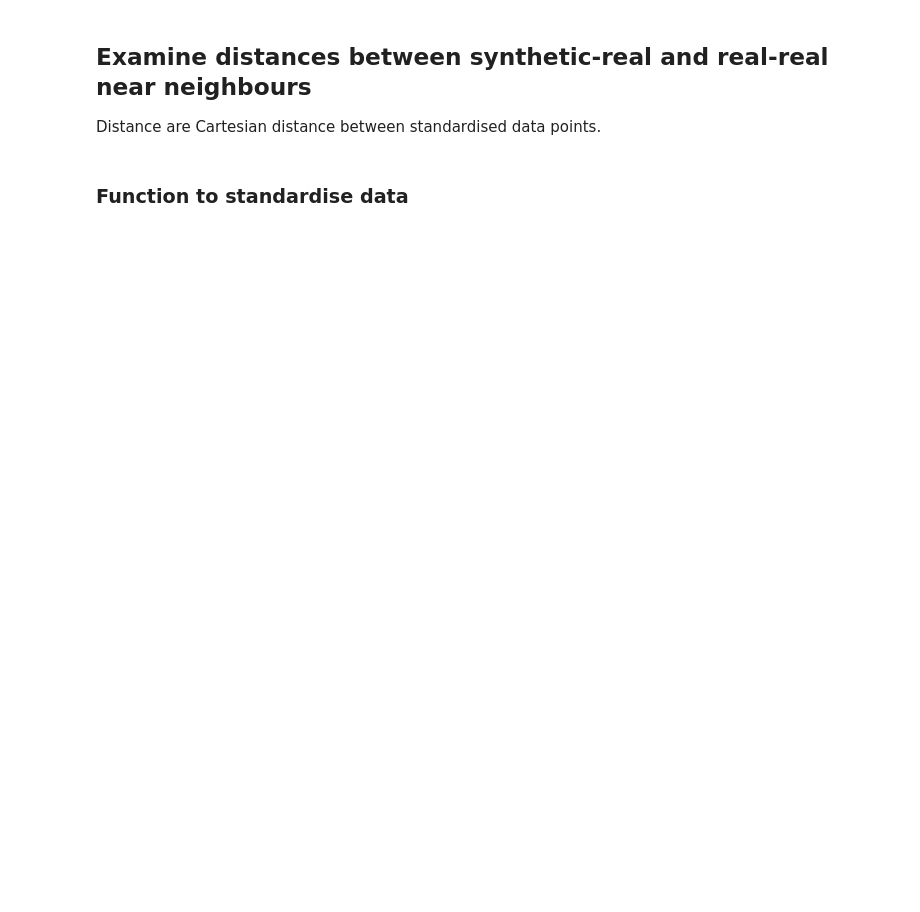
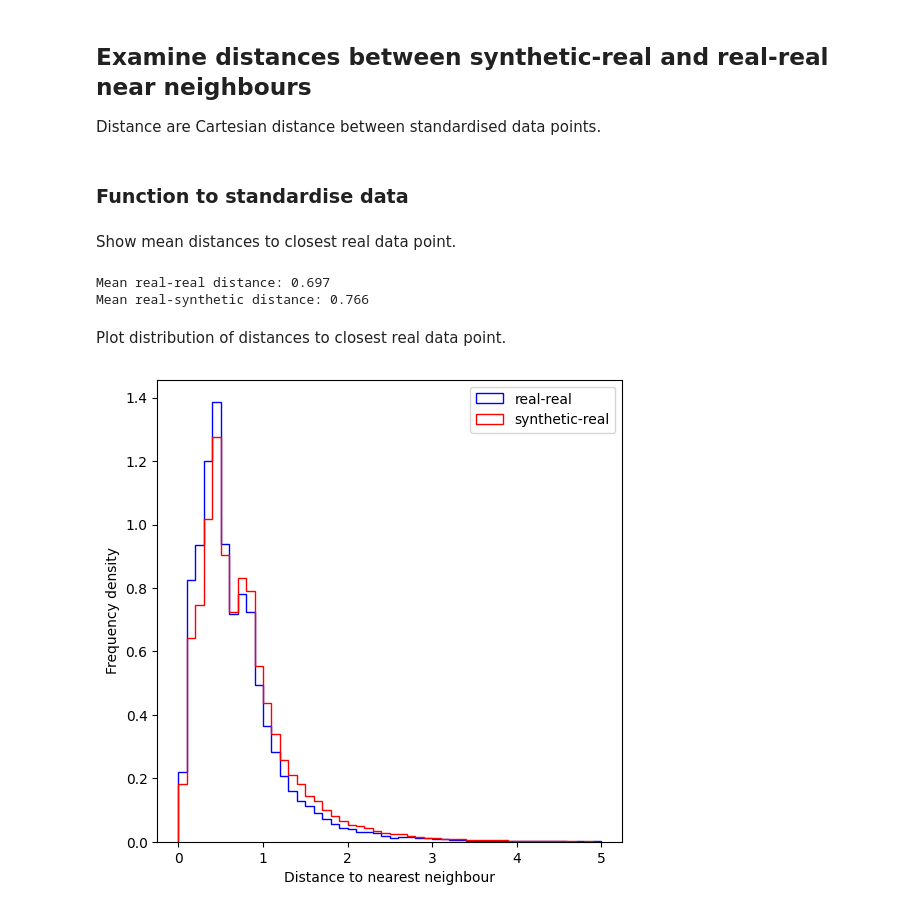
Before and after one commit to samuel-book/synthetic_data, a Jupyter notebook: samuel_1_sampling/01_create_synthetic.ipynb, the cells around one changed output. Cells and saved outputs as stored; diff of their text form; code cells hidden in the pictures; blank space fills up the shorter version.

Commit message:
Add distance measures

```diff
--- a/samuel_1_sampling/01_create_synthetic.ipynb
+++ b/samuel_1_sampling/01_create_synthetic.ipynb
@@ -294,3 +323,29 @@ for stroke_team in stroke_teams:
 # Concatenate all distances
 all_dist_real_real = np.concatenate(np.array(all_dist_real_real))
 all_dist_real_synthetic = np.concatenate(np.array(all_dist_real_synthetic))
+# %% [markdown]
+Show mean distances to closest real data point.
+# %%
+print (f'Mean real-real distance: {np.mean(all_dist_real_real):.3f}')
+print (f'Mean real-synthetic distance: {np.mean(all_dist_real_synthetic):.3f}')
+# %% [output]
+Mean real-real distance: 0.697
+Mean real-synthetic distance: 0.766
+# %% [markdown]
+Plot distribution of distances to closest real data point.
+# %%
+# Plot histogram of distances to nearest real data point
+bins = np.arange(0, 5.1, 0.1)
+fig = plt.figure(figsize=(6, 6))
+ax = fig.add_subplot(111)
+ax.hist(all_dist_real_real, bins=bins, histtype='step', color='b',
+        density=True, label='real-real')
+ax.hist(all_dist_real_synthetic, bins=bins, histtype='step', color='r',
+        density=True, label='synthetic-real')
+
+ax.set_xlabel('Distance to nearest neighbour')
+ax.set_ylabel('Frequency density')
+ax.legend()
+plt.show()
+# %% [output]
+[figure, added]
```
Also changed, not shown: parts of 13 cells of this notebook.
